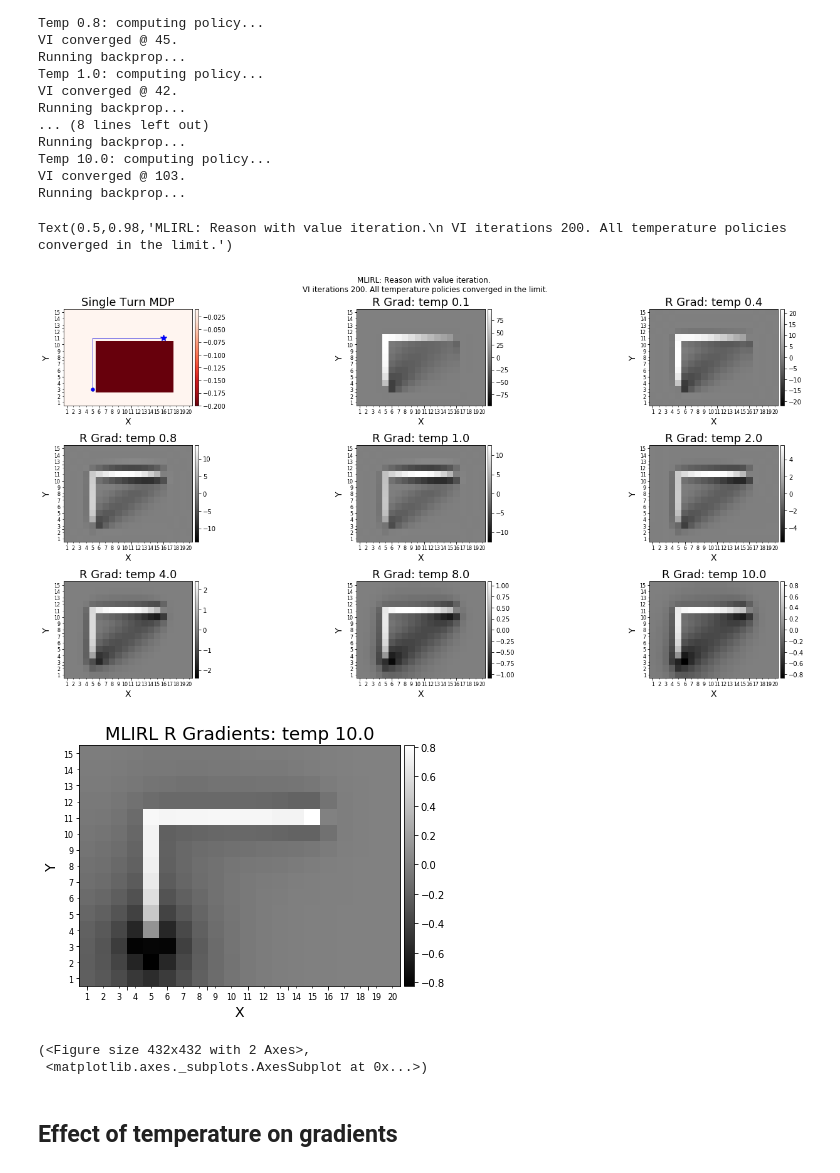
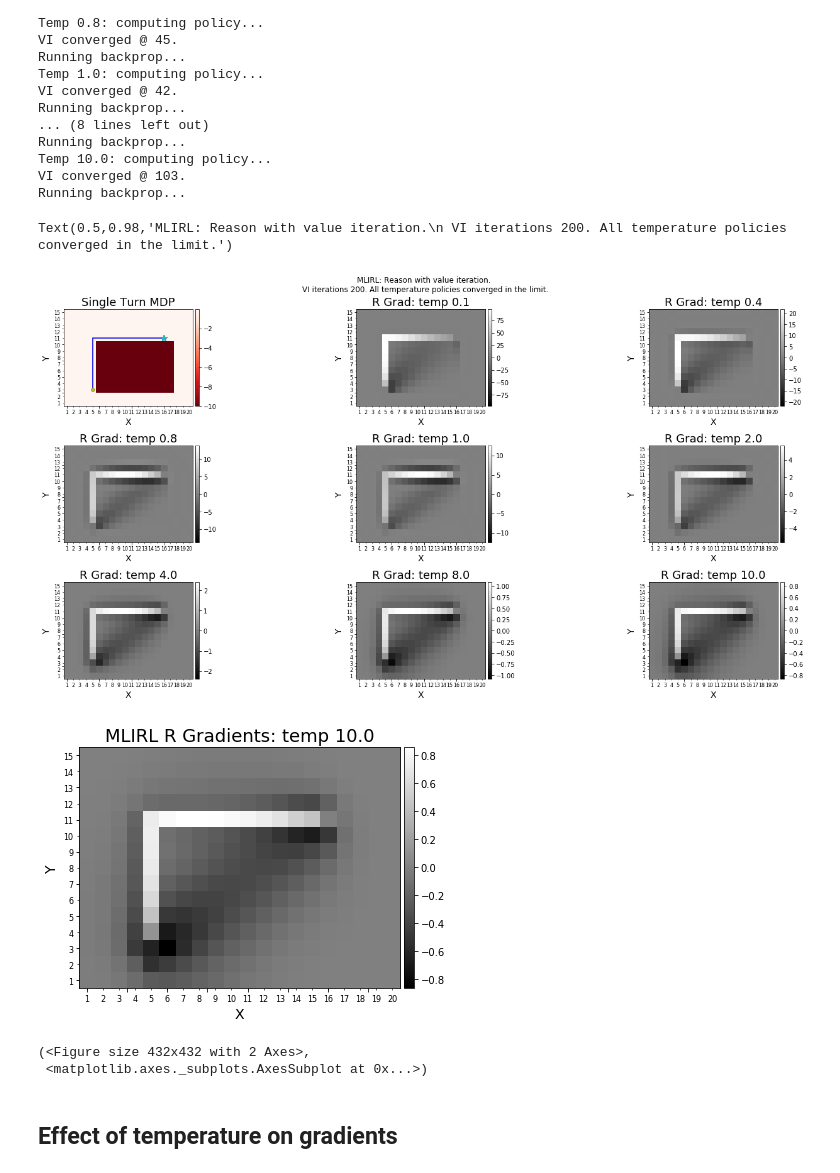
Before and after one commit to yrevar/InverseRL, a Jupyter notebook: MLIRL/Differentiable_Value_Iteration_4_Actions.ipynb, the cells around one changed output. Saved outputs shown, nothing was run; the diff lists cells and outputs as text; code cells hidden in the pictures.

```diff
--- a/MLIRL/Differentiable_Value_Iteration_4_Actions.ipynb
+++ b/MLIRL/Differentiable_Value_Iteration_4_Actions.ipynb
@@ -377,9 +377,9 @@ n_vi_iter = 200
 np.random.seed(1)
 torch.manual_seed(1)
 
-# R_rand = np.random.normal(-2, 0.1, len(S))
+R_rand = np.random.normal(-2, 0.1, len(S))
 R_const = -1 * np.ones(len(S))
-R = R_const
+R = R_rand
 nvmdp.visualize_grid(convert_to_grid(nvmdp, S, R), state_space_cmap=False,
                      cmap=plt.cm.Reds_r, show_colorbar=True, title="MLIRL: Reward Init")
 # %% [output]
@@ -520,31 +520,31 @@ VI converged @ 103.
 Running backprop...
 # %%
 fig = plt.figure(figsize=(20,10))
-fig, ax = nvmdp.visualize_grid(R_grid, trajectories=list(zip(*traj_list))[0], vmin=-0.2,
+fig, ax = nvmdp.visualize_grid(R_grid, trajectories=list(zip(*traj_list))[0],
                      state_space_cmap=False, cmap=plt.cm.Reds_r,
                      fig=fig, subplot_str="33" + str(1),
                      show_colorbar=True, end_marker="*c", title="Single Turn MDP")
 
 for temp_idx in range(8):
     grad_img = R_grad_list["temp_"+ str(temp_list[temp_idx])]
     val_max = max((grad_img.max()), abs(grad_img.min()))
     fig, ax = nvmdp.visualize_grid(grad_img,
                               state_space_cmap=False, vmin=-val_max, vmax=val_max,
                               cmap=plt.cm.gray, show_colorbar=True,
                               fig=fig, subplot_str="33" + str(temp_idx+2),
                               title="R Grad: temp {}".format(temp_list[temp_idx]))
 fig.tight_layout(rect=[0, 0.03, 1, 0.95])
 plt.suptitle("MLIRL: Reason with value iteration."
              "\n VI iterations 200. All temperature policies converged in the limit.")
 # %% [output]
 Text(0.5,0.98,'MLIRL: Reason with value iteration.\n VI iterations 200. All temperature policies converged in the limit.')
-[figure, old version]
+[figure, new version]
 # %%
 nvmdp.visualize_grid(R_grad_list["temp_" + str(10.0)], state_space_cmap=False,
                      cmap=plt.cm.gray, show_colorbar=True,
                      title="MLIRL R Gradients: temp {}".format(boltzmann_temp))
 # %% [output]
-[figure, old version]
+[figure, new version]
 (<Figure size 432x432 with 2 Axes>,
  <matplotlib.axes._subplots.AxesSubplot at 0x...>)
 # %% [markdown]
```
Also changed, not shown: parts of 17 cells of this notebook, 36 other files.
